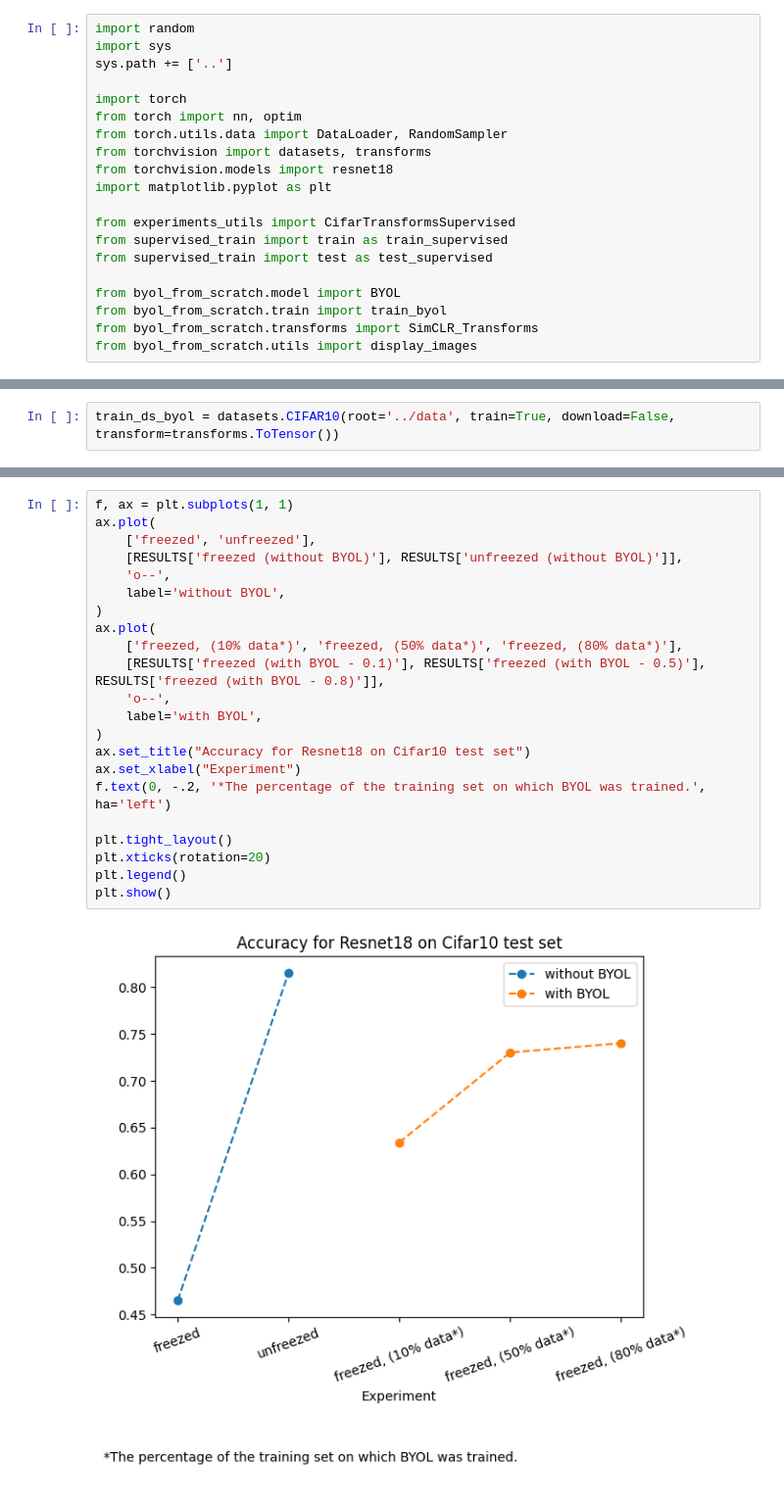
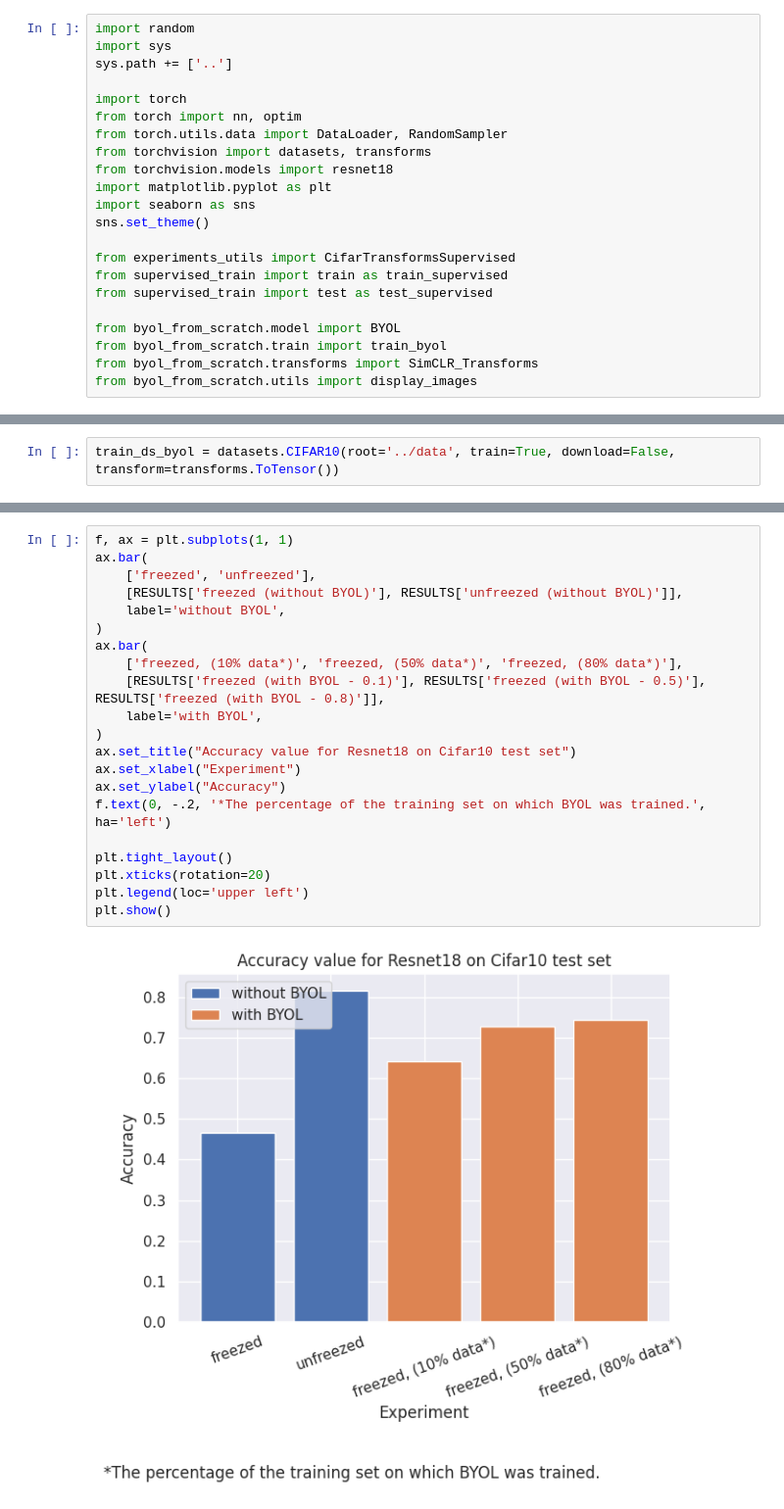
Before and after one commit to TomekGniazdowski/BYOL-From-Scratch, a Jupyter notebook: experiments/experiment.ipynb, the cells around one changed output, grey strips where cells are left out. Shown at 98% size. Drawn from its saved outputs; the diff is of its cells as text.

Commit message:
results - change plot type

```diff
--- a/experiments/experiment.ipynb
+++ b/experiments/experiment.ipynb
@@ -9,6 +9,8 @@ from torch.utils.data import DataLoader, RandomSampler
 from torchvision import datasets, transforms
 from torchvision.models import resnet18
 import matplotlib.pyplot as plt
+import seaborn as sns
+sns.set_theme()
 
 from experiments_utils import CifarTransformsSupervised
 from supervised_train import train as train_supervised
@@ -200,24 +202,23 @@ Train DS keep perc BYOL: 0.8, Test accuracy: 0.74
 # %%
 f, ax = plt.subplots(1, 1)
-ax.plot(
+ax.bar(
     ['freezed', 'unfreezed'],
     [RESULTS['freezed (without BYOL)'], RESULTS['unfreezed (without BYOL)']],
-    'o--',
     label='without BYOL',
 )
-ax.plot(
+ax.bar(
     ['freezed, (10% data*)', 'freezed, (50% data*)', 'freezed, (80% data*)'],
     [RESULTS['freezed (with BYOL - 0.1)'], RESULTS['freezed (with BYOL - 0.5)'], RESULTS['freezed (with BYOL - 0.8)']],
-    'o--',
     label='with BYOL',
 )
-ax.set_title("Accuracy for Resnet18 on Cifar10 test set")
+ax.set_title("Accuracy value for Resnet18 on Cifar10 test set")
 ax.set_xlabel("Experiment")
+ax.set_ylabel("Accuracy")
 f.text(0, -.2, '*The percentage of the training set on which BYOL was trained.', ha='left')
 
 plt.tight_layout()
 plt.xticks(rotation=20)
-plt.legend()
+plt.legend(loc='upper left')
 plt.show()
 # %% [output]
-[figure, old version]
+[figure, new version]
```
Also changed, not shown: parts of 3 cells of this notebook, 1 other file.
